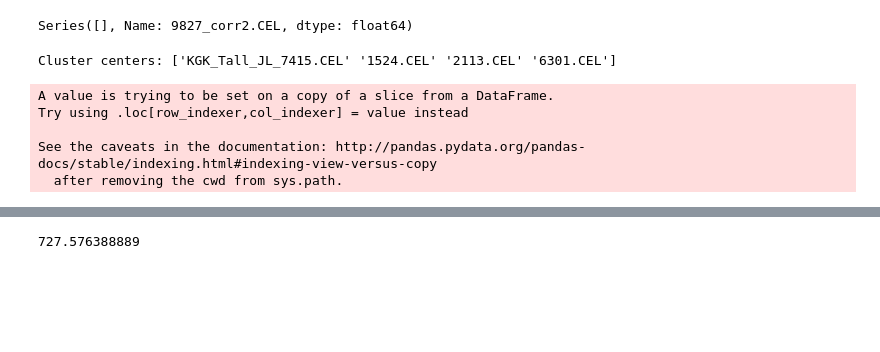
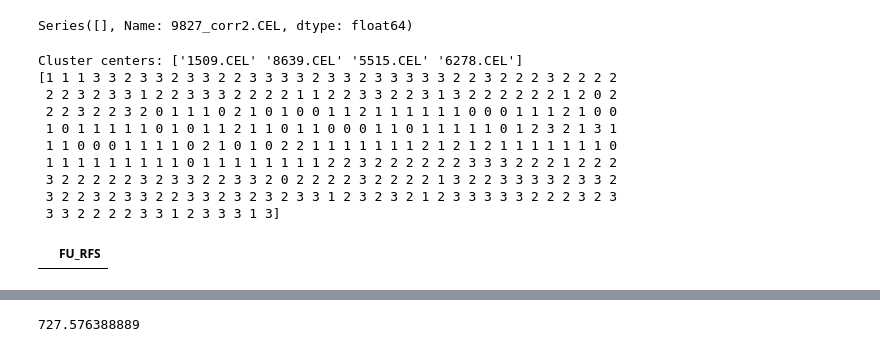
Before and after one commit to bramiozo/RexR, a Jupyter notebook: playground.ipynb, the cells around one changed output, grey strips where cells are left out. Cells and saved outputs as stored; diff of their text form; code cells hidden in the pictures; blank space fills up the shorter version.

```diff
--- a/playground.ipynb
+++ b/playground.ipynb
@@ -227,7 +242,7 @@ result_mcl.loc[result_mcl.loc['9827_corr2.CEL',:]>epsilon, '9827_corr2.CEL']
 # %% [output]
 Series([], Name: 9827_corr2.CEL, dtype: float64)
 # %%
-patient_sim = patient_similarity(Normal, sim_type = 'cosine', normalised = True)
+patient_sim = patient_similarity(Normal, sim_type = 'euclidian', normalised = True, inflation=1, minkowski_dim=1)
 ##### apply Affinity Propagation
 #######################
 X = numpy.array(patient_sim)
@@ -236,16 +251,19 @@ cluster_centers_indices = af.cluster_centers_indices_
 cluster_labels = af.labels_
 n_clusters_ = len(cluster_centers_indices)
 print("Cluster centers:",patient_sim.keys()[cluster_centers_indices].values)
+print(af.labels_)
 # %% [output]
-Cluster centers: ['KGK_Tall_JL_7415.CEL' '1524.CEL' '2113.CEL' '6301.CEL']
+Cluster centers: ['1509.CEL' '8639.CEL' '5515.CEL' '6278.CEL']
+[1 1 1 3 3 2 3 3 2 3 3 2 2 3 3 3 3 2 3 3 2 3 3 3 3 3 2 2 3 2 2 2 3 2 2 2 2
+ 2 2 3 2 3 3 1 2 2 3 3 3 2 2 2 2 1 1 2 2 3 3 2 2 3 1 3 2 2 2 2 2 2 1 2 0 2
+ 2 2 3 2 2 3 2 0 1 1 1 0 2 1 0 1 0 0 1 1 2 1 1 1 1 1 1 0 0 0 1 1 1 2 1 0 0
+ 1 0 1 1 1 1 1 0 1 0 1 1 2 1 1 0 1 1 0 0 0 1 1 0 1 1 1 1 1 0 1 2 3 2 1 3 1
+ 1 1 0 0 0 1 1 1 1 0 2 1 0 1 0 2 2 1 1 1 1 1 1 1 2 1 2 1 2 1 1 1 1 1 1 1 0
+ 1 1 1 1 1 1 1 1 1 0 1 1 1 1 1 1 1 1 2 2 3 2 2 2 2 2 2 3 3 3 2 2 2 1 2 2 2
+ 3 2 2 2 2 2 3 2 3 3 2 2 3 3 2 0 2 2 2 2 3 2 2 2 2 1 3 2 2 3 3 3 3 2 3 3 2
+ 3 2 2 3 2 3 3 2 2 3 3 2 3 2 3 2 3 3 1 2 3 2 3 2 1 2 3 3 3 3 3 2 2 2 3 2 3
+ 3 3 2 2 2 2 3 3 1 2 3 3 3 1 3]
-# %%
-AggResults = Rocket.DATA_merged
-AggResults = _helpers._preprocess(AggResults)
-AggResults = _helpers._group_patients(AggResults, method = 'mean')
-AggResults['cluster_ap'] = cluster_labels
-# %% [output]
-A value is trying to be set on a copy of a slice from a DataFrame.
-Try using .loc[row_indexer,col_indexer] = value instead
-
-See the caveats in the documentation: http://pandas.pydata.org/pandas-docs/stable/indexing.html#indexing-view-versus-copy
-  after removing the cwd from sys.path.
+# %%
+AggResults[AggResults['FU_RFS'].apply(lambda x: isnan(x) is False)].groupby(['Treatment risk group in ALL10', 'cluster_ap']).agg({'FU_RFS': numpy.mean })
+# %% [output]
+|  | FU_RFS |
```
Also changed, not shown: parts of 25 cells of this notebook, 5 other files.
